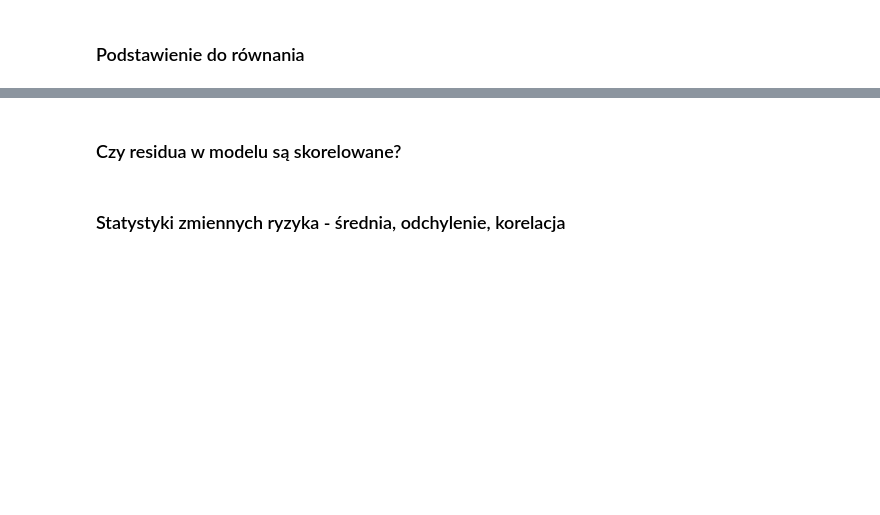
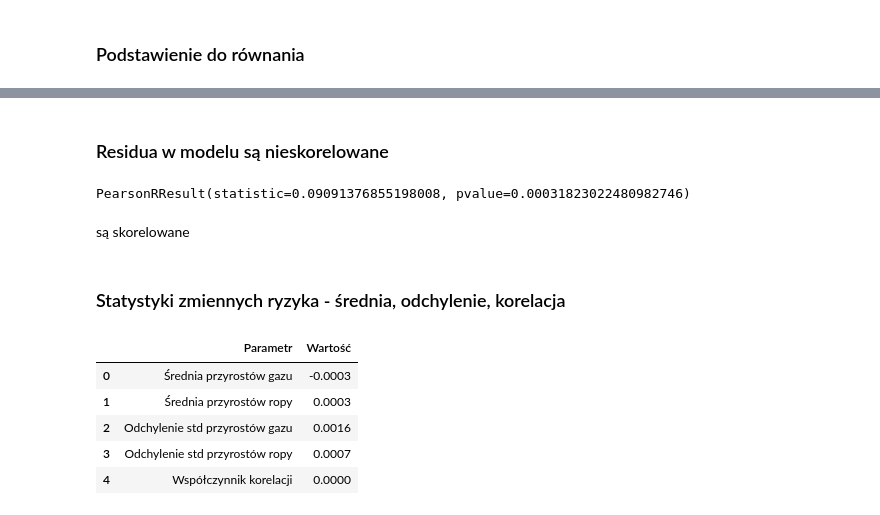
Before and after one commit to mjacobik/ORLEN-risk-management, a Jupyter notebook: Projekt 3 zad 2 cz 1.ipynb, the cells around one changed output, grey strips where cells are left out. Saved outputs shown, nothing was run; the diff lists cells and outputs as text; code cells hidden in the pictures; blank space fills up the shorter version.

Commit message:
obliczenie parametrów zmiennej ryzyka

```diff
--- a/Projekt 3 zad 2 cz 1.ipynb
+++ b/Projekt 3 zad 2 cz 1.ipynb
@@ -232,4 +257,35 @@ a_ropa = alpha_ropa + residua_ropa
 # %% [markdown]
-### Czy residua w modelu są skorelowane?
+### Residua w modelu są nieskorelowane
+# %%
+st.pearsonr(residua_gaz, residua_ropa)
+# %% [output]
+PearsonRResult(statistic=0.09091376855198008, pvalue=0.00031823022480982746)
+# %% [markdown]
+są skorelowane
 # %% [markdown]
 ### Statystyki zmiennych ryzyka - średnia, odchylenie, korelacja
+# %%
+def mean_std_corr():
+
+    nazwy = ['Średnia przyrostów gazu',
+             'Średnia przyrostów ropy',
+             'Odchylenie std przyrostów gazu',
+             'Odchylenie std przyrostów ropy',
+             'Współczynnik korelacji']
+
+    wartosci = [alpha_gaz + beta_gaz*df_final['przyrosty_log_usdpln'].mean(),
+                alpha_ropa + beta_ropa*df_final['przyrosty_log_usdpln'].mean(),
+                np.var(residua_gaz) + beta_gaz**2 * np.var(df_final['przyrosty_log_usdpln']),
+                np.var(residua_ropa) + beta_ropa**2 * np.var(df_final['przyrosty_log_usdpln']),
+                beta_gaz*beta_ropa*np.var(df_final['przyrosty_log_usdpln'])]
+
+    return pd.DataFrame({'Parametr':nazwy, 'Wartość': wartosci})
+# %%
+mean_std_corr()
+# %% [output]
+|  | Parametr | Wartość |
+| 0 | Średnia przyrostów gazu | -0.0003 |
+| 1 | Średnia przyrostów ropy | 0.0003 |
+| 2 | Odchylenie std przyrostów gazu | 0.0016 |
+| 3 | Odchylenie std przyrostów ropy | 0.0007 |
+| 4 | Współczynnik korelacji | 0.0000 |
```
Also changed, not shown: parts of 9 cells of this notebook.
